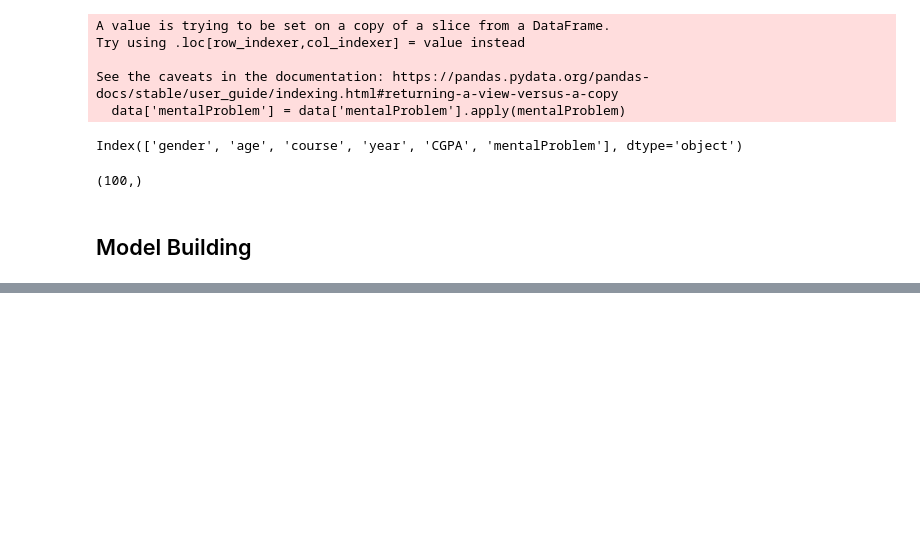
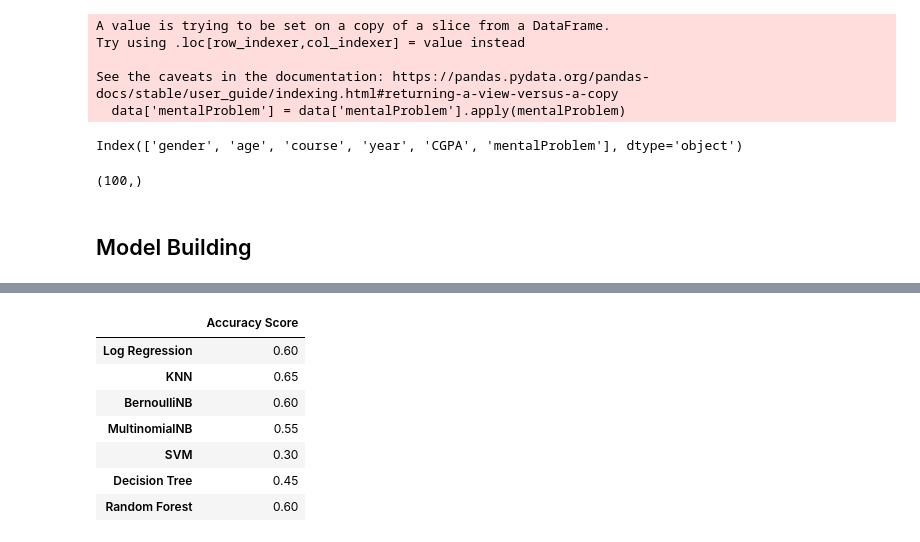
Before and after one commit to rohan-singh987/Student-Mental-Health, a Jupyter notebook: studentMentalHealthML.ipynb, the cells around one changed output, grey strips where cells are left out. Saved outputs shown, nothing was run; the diff lists cells and outputs as text; code cells hidden in the pictures; blank space fills up the shorter version.

Commit message:
model trainig
Signed-off-by: Rohan Singh <rohannsingh98765@gmail.com>

```diff
--- a/studentMentalHealthML.ipynb
+++ b/studentMentalHealthML.ipynb
@@ -358,0 +411,4 @@ from sklearn.pipeline import Pipeline
+# %%
+df_train = modelTrain(data)
+
+print(df_train)
@@ -358,0 +436,11 @@ from sklearn.pipeline import Pipeline
+# %%
+df_train[0]
+# %% [output]
+|  | Accuracy Score |
+| Log Regression | 0.60 |
+| KNN | 0.65 |
+| BernoulliNB | 0.60 |
+| MultinomialNB | 0.55 |
+| SVM | 0.30 |
+| Decision Tree | 0.45 |
+| Random Forest | 0.60 |
```
Also changed, not shown: parts of 6 cells of this notebook.
